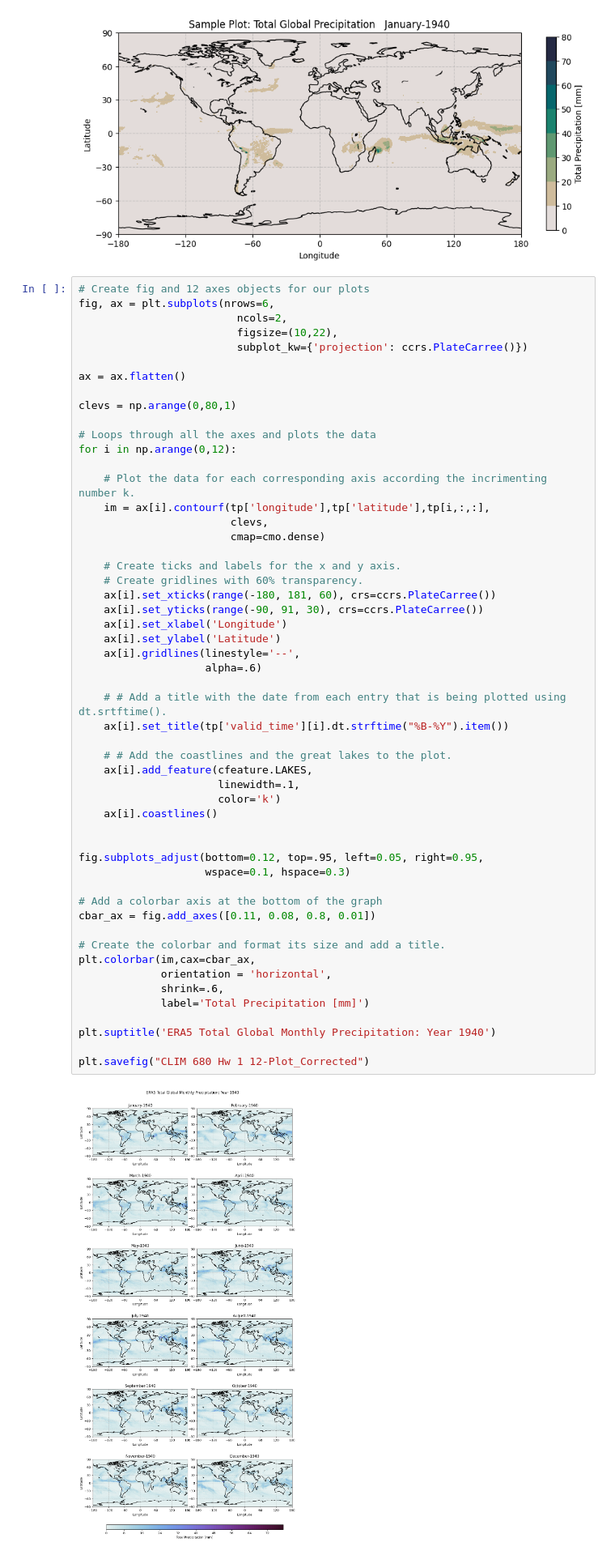
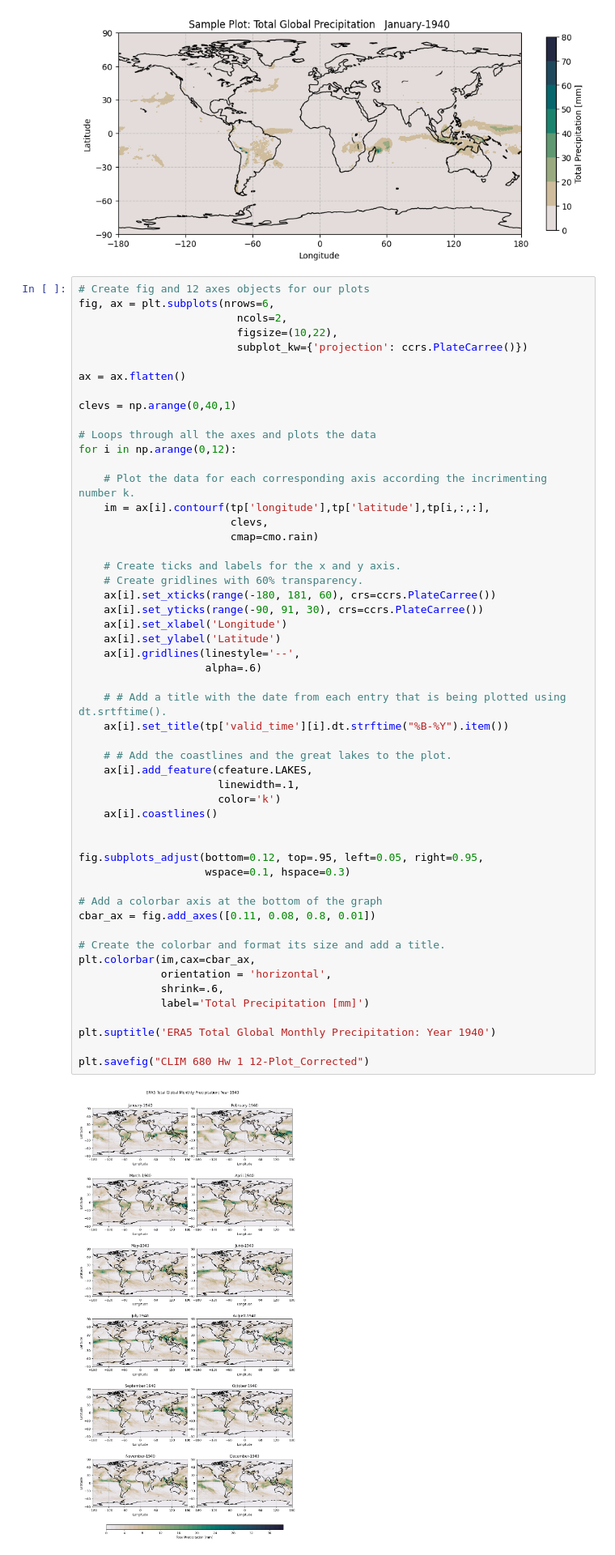
Before and after one commit to SheryarC/CLIM-680-Homework-1, a Jupyter notebook: CLIM 680 Hw1-Corrections.ipynb, the cells around one changed output. Shown at 81% size. Cells and saved outputs as stored; diff of their text form.

```diff
--- a/CLIM 680 Hw1-Corrections.ipynb
+++ b/CLIM 680 Hw1-Corrections.ipynb
@@ -154,7 +154,7 @@ fig, ax = plt.subplots(nrows=6,
 
 ax = ax.flatten()
 
-clevs = np.arange(0,80,1)
+clevs = np.arange(0,40,1)
 
 # Loops through all the axes and plots the data
 for i in np.arange(0,12):
@@ -162,7 +162,7 @@ for i in np.arange(0,12):
     # Plot the data for each corresponding axis according the incrimenting number k.
     im = ax[i].contourf(tp['longitude'],tp['latitude'],tp[i,:,:],
                         clevs,
-                        cmap=cmo.dense)
+                        cmap=cmo.rain)
 
     # Create ticks and labels for the x and y axis.
     # Create gridlines with 60% transparency.
@@ -172,32 +172,32 @@ for i in np.arange(0,12):
     ax[i].set_ylabel('Latitude')
     ax[i].gridlines(linestyle='--',
                     alpha=.6)
 
     # # Add a title with the date from each entry that is being plotted using dt.srtftime().
     ax[i].set_title(tp['valid_time'][i].dt.strftime("%B-%Y").item())
 
     # # Add the coastlines and the great lakes to the plot.
     ax[i].add_feature(cfeature.LAKES,
                       linewidth=.1,
                       color='k')
     ax[i].coastlines()
 
 
 fig.subplots_adjust(bottom=0.12, top=.95, left=0.05, right=0.95,
                     wspace=0.1, hspace=0.3)
 
 # Add a colorbar axis at the bottom of the graph
 cbar_ax = fig.add_axes([0.11, 0.08, 0.8, 0.01])
 
 # Create the colorbar and format its size and add a title.
 plt.colorbar(im,cax=cbar_ax,
              orientation = 'horizontal',
              shrink=.6,
              label='Total Precipitation [mm]')
 
 plt.suptitle('ERA5 Total Global Monthly Precipitation: Year 1940')
 
 plt.savefig("CLIM 680 Hw 1 12-Plot_Corrected")
 # %% [output]
-[figure, old version]
+[figure, new version]
 # %% [markdown]
```
Also changed, not shown: parts of 1 cell of this notebook, 1 other file.
